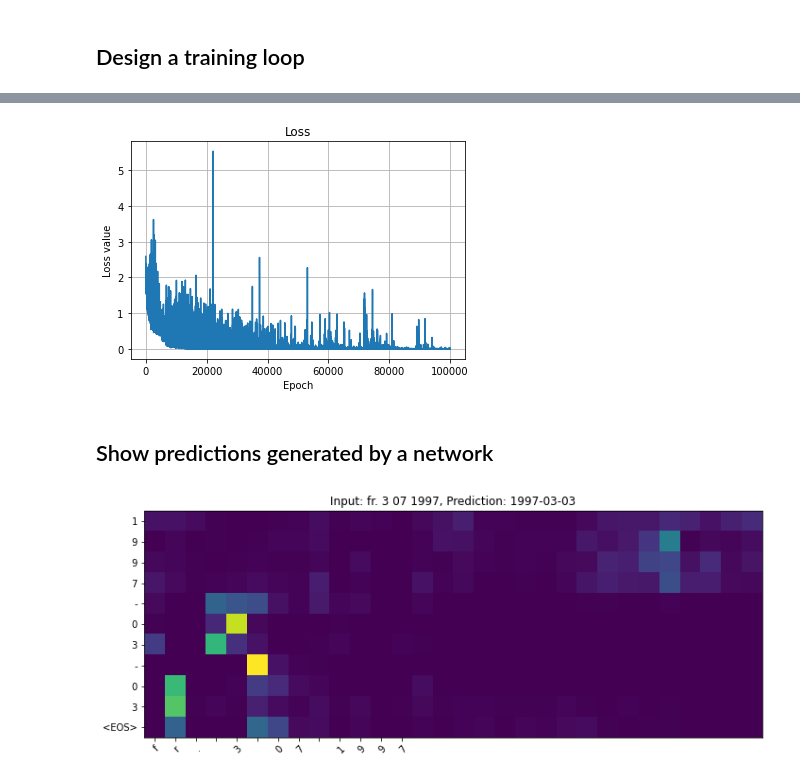
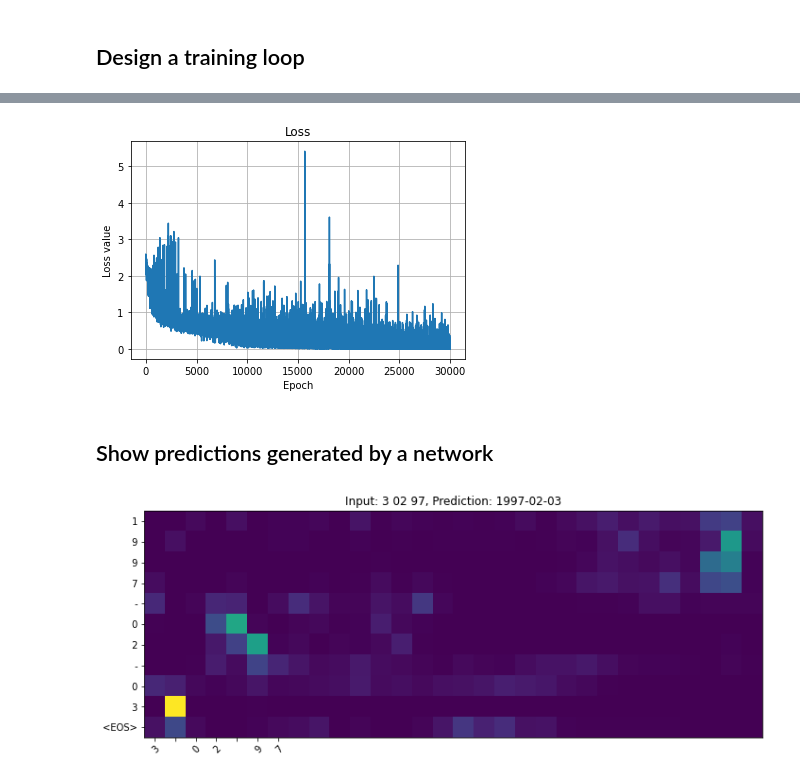
Before and after one commit to tugot17/Paying-Attention-to-Attention, a Jupyter notebook: human_machine_translation.ipynb, the cells around one changed output, grey strips where cells are left out. Cells and saved outputs as stored; diff of their text form; code cells hidden in the pictures.

```diff
--- a/human_machine_translation.ipynb
+++ b/human_machine_translation.ipynb
@@ -19,7 +19,9 @@ import os
 import numpy as np
 import matplotlib
 # %%
-device = torch.device("cuda" if torch.cuda.is_available() else "cpu")
+#for now there is some problem with cuda so only cpu versio is working on
+# device = torch.device("cuda" if torch.cuda.is_available() else "cpu")
+device = "cpu"
 # %% [markdown]
 ## Load data
 # %%
@@ -317,7 +319,7 @@ class AttentionDecoderRNN(nn.Module):
 # %% [markdown]
 ## Define the training hyperparamters
 # %%
-EPOCHS = 100_000
+EPOCHS = 30_000
 LEARNING_RATE = 0.005
 HIDDEN_SIZE = 64
 TEACHER_FORCING_RATIO = 0.5
@@ -435,7 +437,7 @@ plt.ylabel("Loss value")
 plt.grid()
 plt.show()
 # %% [output]
-[figure, old version]
+[figure, new version]
 # %% [markdown]
 ## Show predictions generated by a network
 # %%
@@ -504,11 +506,11 @@ def visualize_attention(input_word, output_word, attentions):
     rcParams['figure.figsize'] = 10, 20
     plt.show()
 # %%
-input_word = "fr. 3 07 1997"
+input_word = "3 02 97"
 
 output_word, attentions = evaluate(
     encoder, decoder, input_word)
 
 visualize_attention(input_word, output_word, attentions)
 # %% [output]
-[figure, old version]
+[figure, new version]
```
Also changed, not shown: parts of 3 cells of this notebook, 5 other files.
